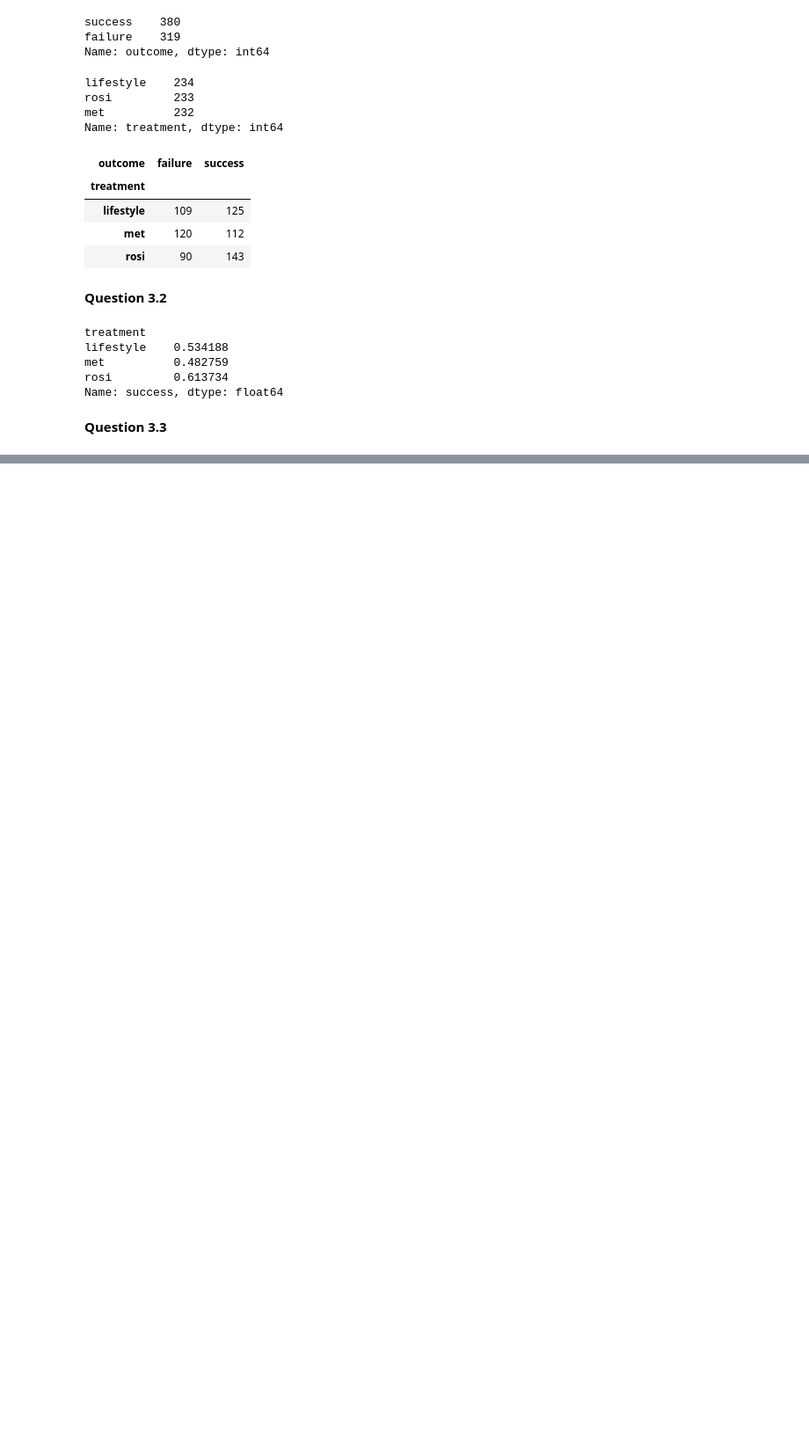
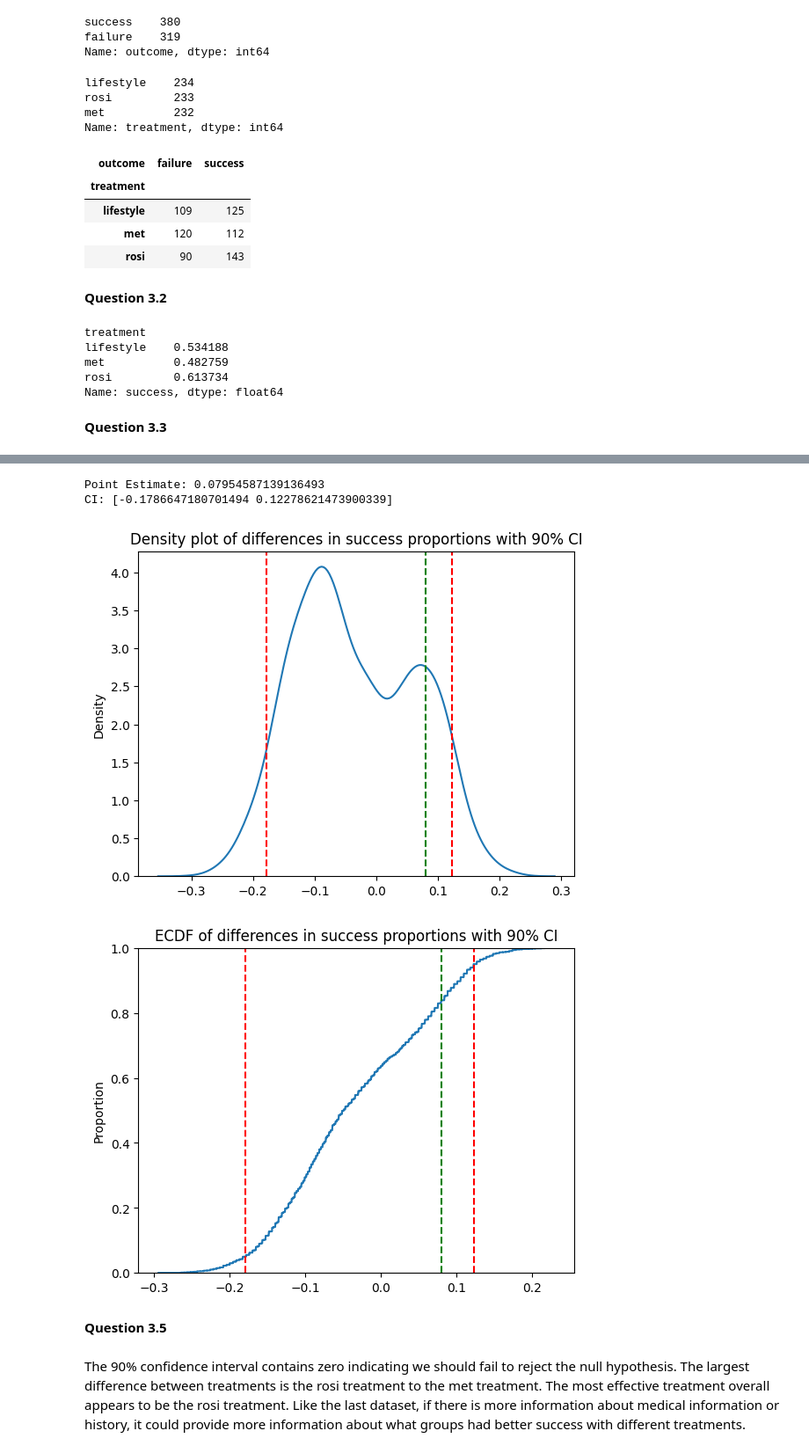
Before and after one commit to JackPMoore/the_bootstrap, a Jupyter notebook: final.ipynb, the cells around one changed output, grey strips where cells are left out. Shown at 88% size. Saved outputs shown, nothing was run; the diff lists cells and outputs as text; code cells hidden in the pictures; blank space fills up the shorter version.

```diff
--- a/final.ipynb
+++ b/final.ipynb
@@ -269,0 +280,34 @@ To answer the following questions, you need to make choices about what to focus
+# %%
+diff_bootstrap_all = bootstrap_results['diff_success_proportion'].explode().to_numpy()
+diff_0 = observed_diff
+
+
+CI = np.quantile(diff_bootstrap_all, [0.05, 0.95])
+
+print('Point Estimate:', diff_0)
+print('CI:', CI)
+
+
+ax = sns.kdeplot(diff_bootstrap_all)
+ax.axvline(x=diff_0, linestyle='dashed', color='green')  # Point estimate
+ax.axvline(x=CI[0], linestyle='dashed', color='red')  # Lower bound
+ax.axvline(x=CI[1], linestyle='dashed', color='red')  # Upper bound
+plt.title('Density plot of differences in success proportions with 90% CI')
+plt.show()
+
+
+ax = sns.ecdfplot(diff_bootstrap_all)
+ax.axvline(x=diff_0, linestyle='dashed', color='green')  # Point estimate
+ax.axvline(x=CI[0], linestyle='dashed', color='red')  # Lower bound
+ax.axvline(x=CI[1], linestyle='dashed', color='red')  # Upper bound
+plt.title('ECDF of differences in success proportions with 90% CI')
+plt.show()
+# %% [output]
+Point Estimate: 0.07954587139136493
+CI: [-0.1786647180701494 0.12278621473900339]
+[figure, added]
+[figure, added]
+# %% [markdown]
+**Question 3.5**
+# %% [markdown]
+The 90% confidence interval contains zero indicating we should fail to reject the null hypothesis. The largest difference between treatments is the rosi treatment to the met treatment. The most effective treatment overall appears to be the rosi treatment. Like the last dataset, if there is more information about medical information or history, it could provide more information about what groups had better success with different treatments.
```
Also changed, not shown: parts of 9 cells of this notebook.
